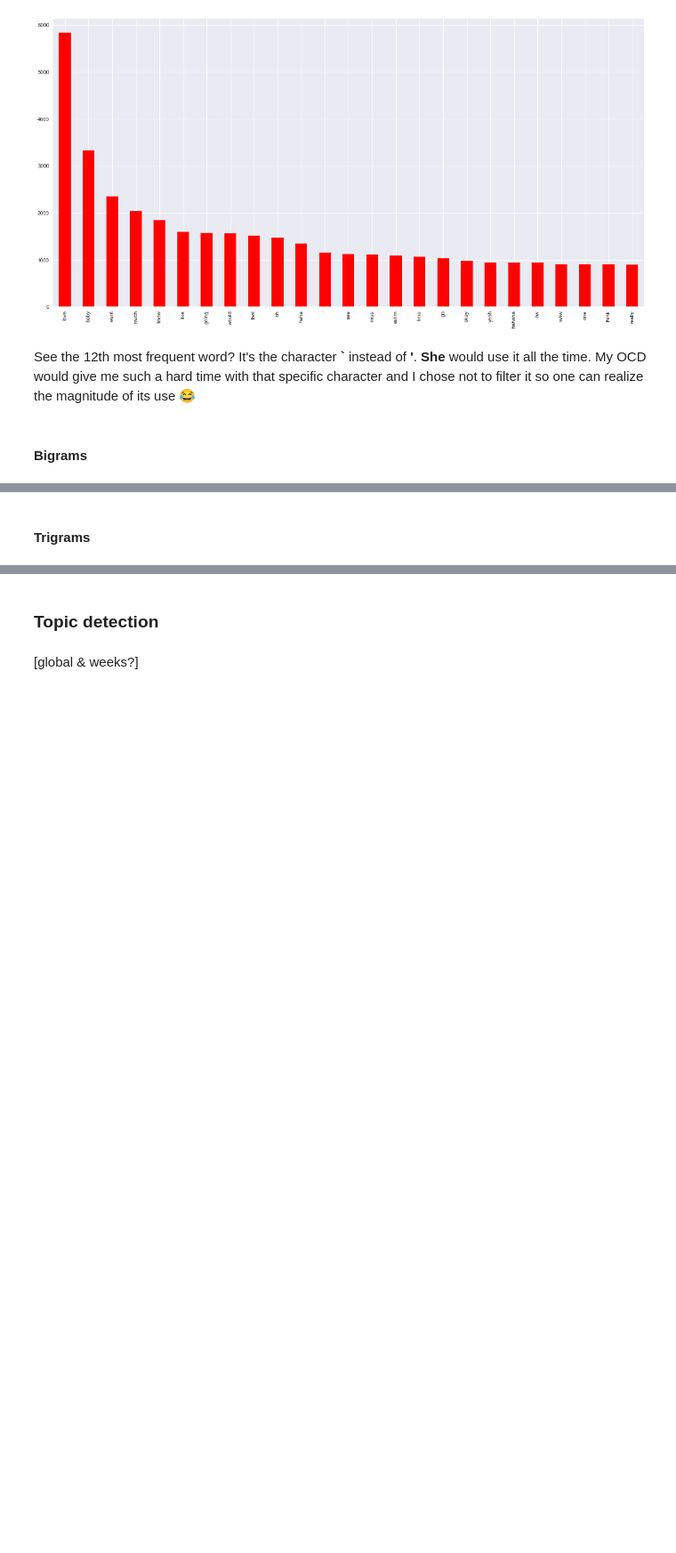
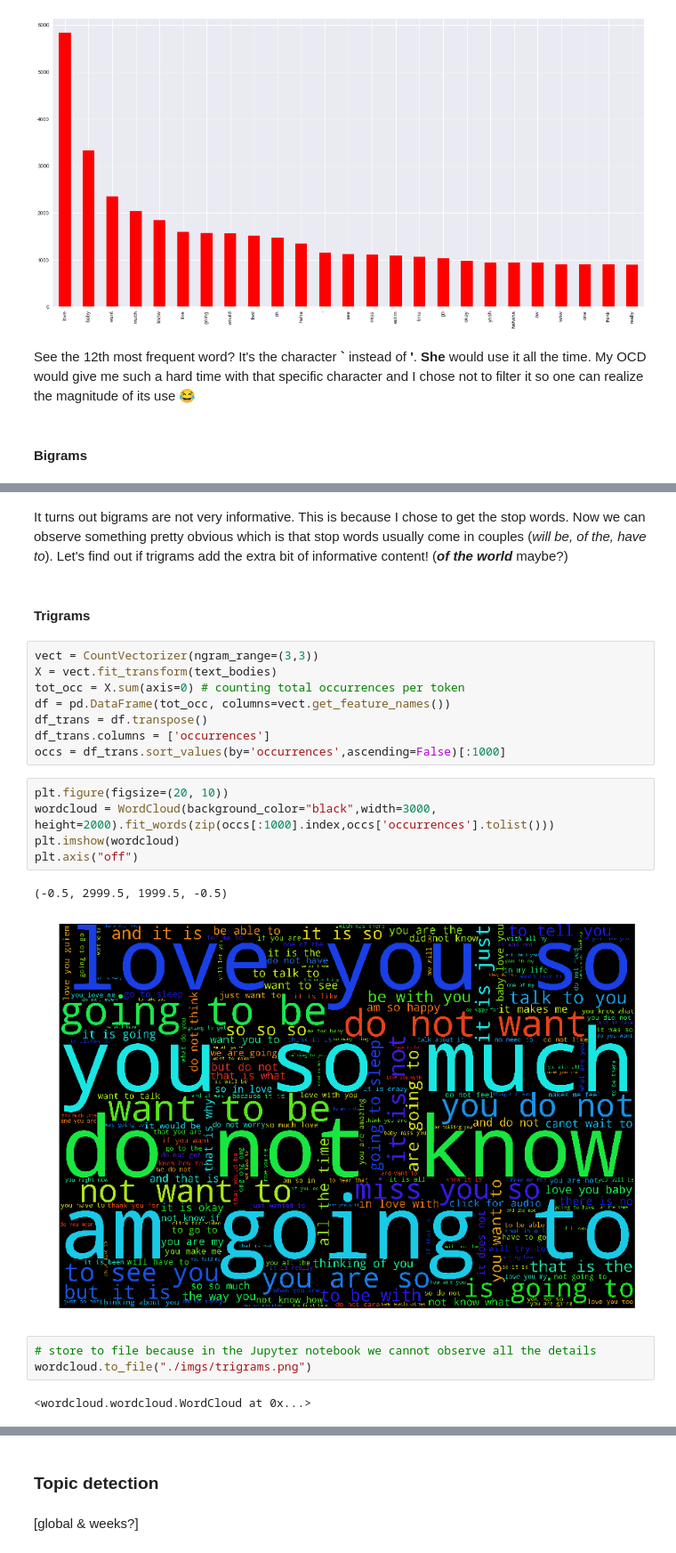
Before and after one commit to guiem/my_notebooks, a Jupyter notebook: anniversary/anniversary.ipynb, the cells around one changed output, grey strips where cells are left out. Shown at 89% size. Cells and saved outputs as stored; diff of their text form; blank space fills up the shorter version.

```diff
--- a/anniversary/anniversary.ipynb
+++ b/anniversary/anniversary.ipynb
@@ -614,2 +705,25 @@ See the 12th most frequent word? It's the character __`__ instead of __'__. __Sh
+# %% [markdown]
+It turns out bigrams are not very informative. This is because I chose to get the stop words. Now we can observe something pretty obvious which is that stop words usually come in couples (_will be, of the, have to_). Let's find out if trigrams add the extra bit of informative content! (_**of the world**_ maybe?)
 # %% [markdown]
 #### Trigrams <a class="anchor" id="trigrams"></a>
+# %%
+vect = CountVectorizer(ngram_range=(3,3))
+X = vect.fit_transform(text_bodies)
+tot_occ = X.sum(axis=0) # counting total occurrences per token
+df = pd.DataFrame(tot_occ, columns=vect.get_feature_names())
+df_trans = df.transpose()
+df_trans.columns = ['occurrences']
+occs = df_trans.sort_values(by='occurrences',ascending=False)[:1000]
+# %%
+plt.figure(figsize=(20, 10))
+wordcloud = WordCloud(background_color="black",width=3000, height=2000).fit_words(zip(occs[:1000].index,occs['occurrences'].tolist()))
+plt.imshow(wordcloud)
+plt.axis("off")
+# %% [output]
+(-0.5, 2999.5, 1999.5, -0.5)
+[figure, added]
+# %%
+# store to file because in the Jupyter notebook we cannot observe all the details
+wordcloud.to_file("./imgs/trigrams.png")
+# %% [output]
+<wordcloud.wordcloud.WordCloud at 0x...>
```
Also changed, not shown: parts of 27 cells of this notebook, 3 other files.
